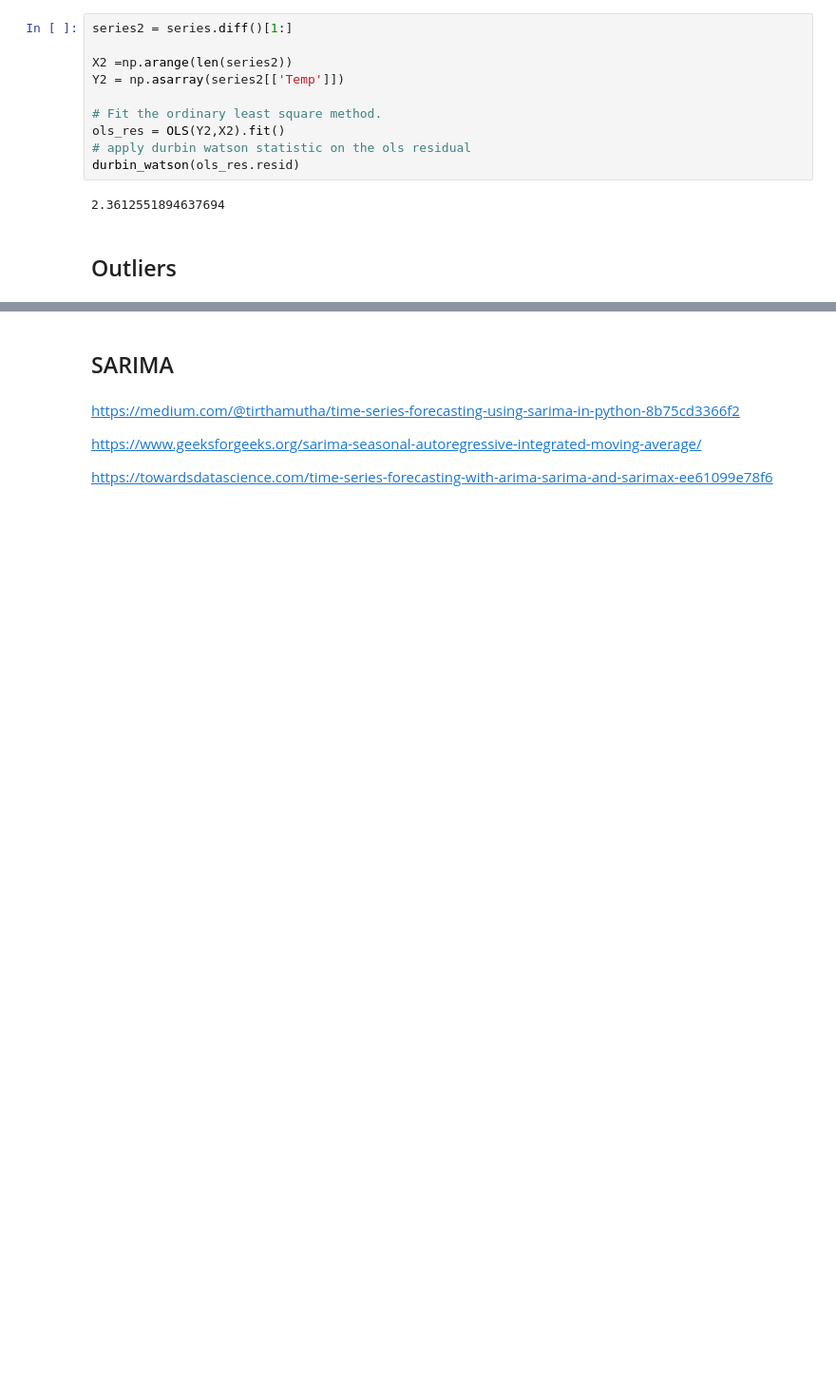
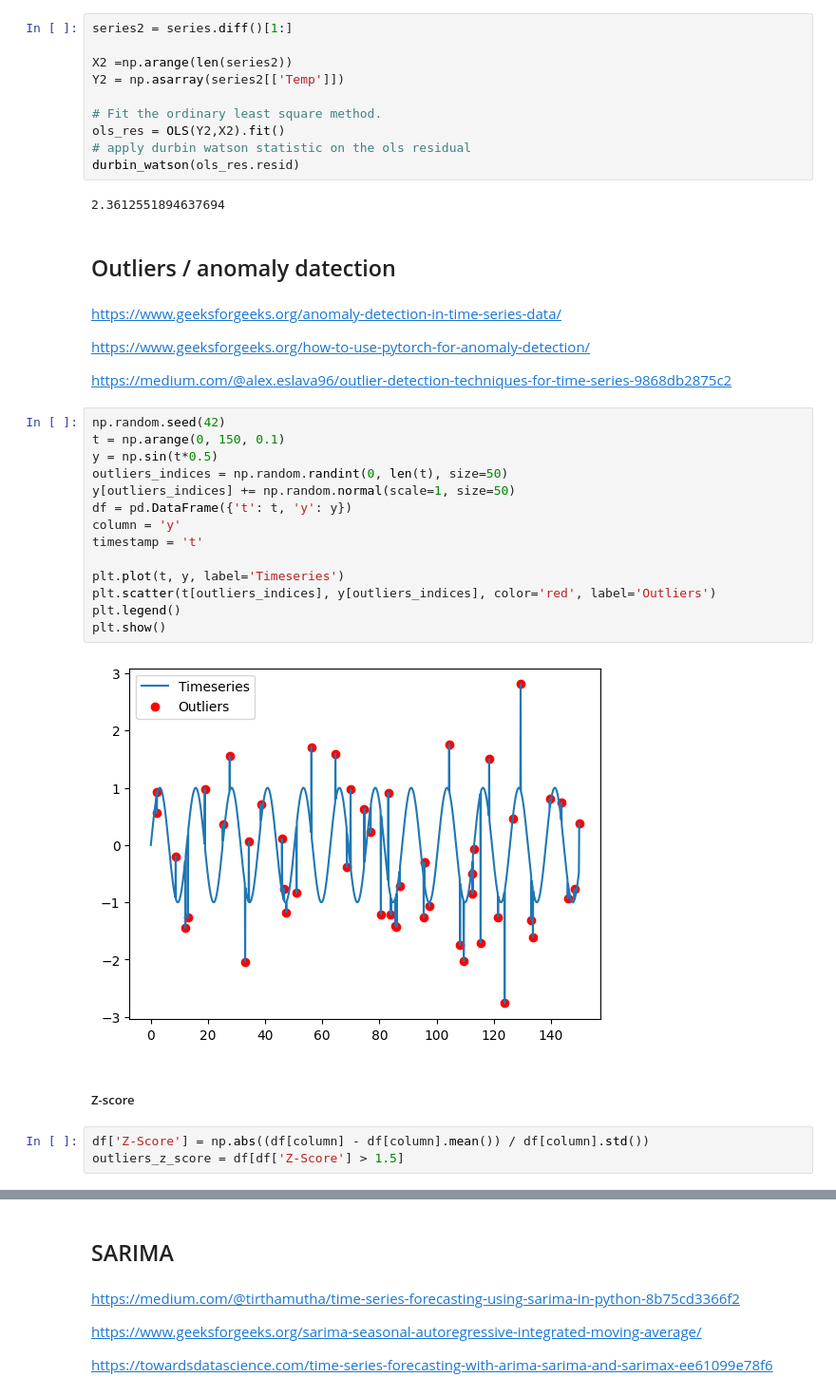
Before and after one commit to Matmozaur/Various-tools-and-notes, a Jupyter notebook: ML_related_concepts/Time_series/1D time series basics.ipynb, the cells around one changed output, grey strips where cells are left out. Shown at 95% size. Drawn from its saved outputs; the diff is of its cells as text; blank space fills up the shorter version.

Commit message:
Add anomaly/outlier detection

```diff
--- a/ML_related_concepts/Time_series/1D time series basics.ipynb
+++ b/ML_related_concepts/Time_series/1D time series basics.ipynb
@@ -167,4 +167,31 @@ durbin_watson(ols_res.resid)
 # %% [output]
 2.3612551894637694
 # %% [markdown]
-## Outliers
+## Outliers / anomaly datection
+# %% [markdown]
+https://www.geeksforgeeks.org/anomaly-detection-in-time-series-data/
+
+https://www.geeksforgeeks.org/how-to-use-pytorch-for-anomaly-detection/
+
+https://medium.com/@alex.eslava96/outlier-detection-techniques-for-time-series-9868db2875c2
+# %%
+np.random.seed(42)
+t = np.arange(0, 150, 0.1)
+y = np.sin(t*0.5)
+outliers_indices = np.random.randint(0, len(t), size=50)
+y[outliers_indices] += np.random.normal(scale=1, size=50)
+df = pd.DataFrame({'t': t, 'y': y})
+column = 'y'
+timestamp = 't'
+
+plt.plot(t, y, label='Timeseries')
+plt.scatter(t[outliers_indices], y[outliers_indices], color='red', label='Outliers')
+plt.legend()
+plt.show()
+# %% [output]
+[figure, added]
+# %% [markdown]
+##### Z-score
+# %%
+df['Z-Score'] = np.abs((df[column] - df[column].mean()) / df[column].std())
+outliers_z_score = df[df['Z-Score'] > 1.5]
```
Also changed, not shown: parts of 19 cells of this notebook, 1 other file.
